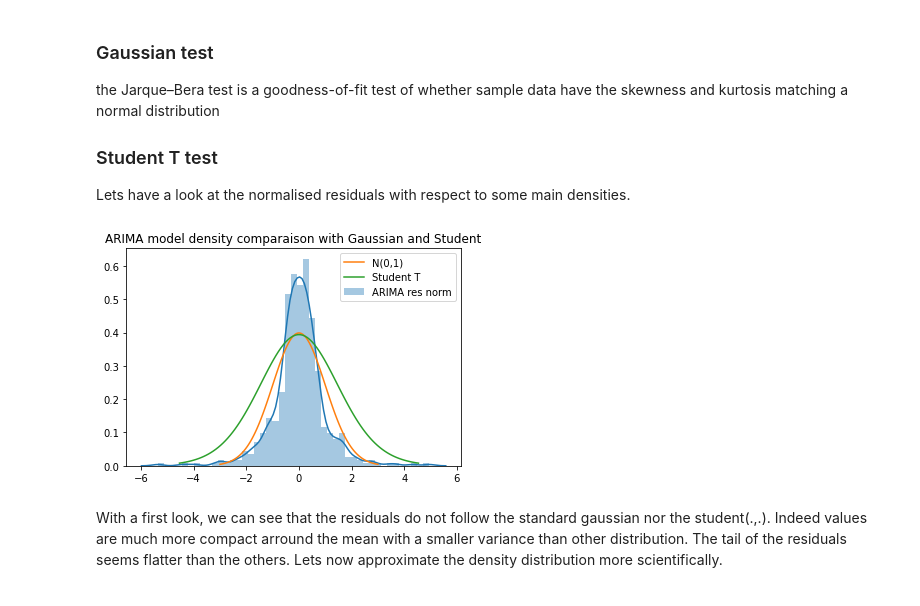
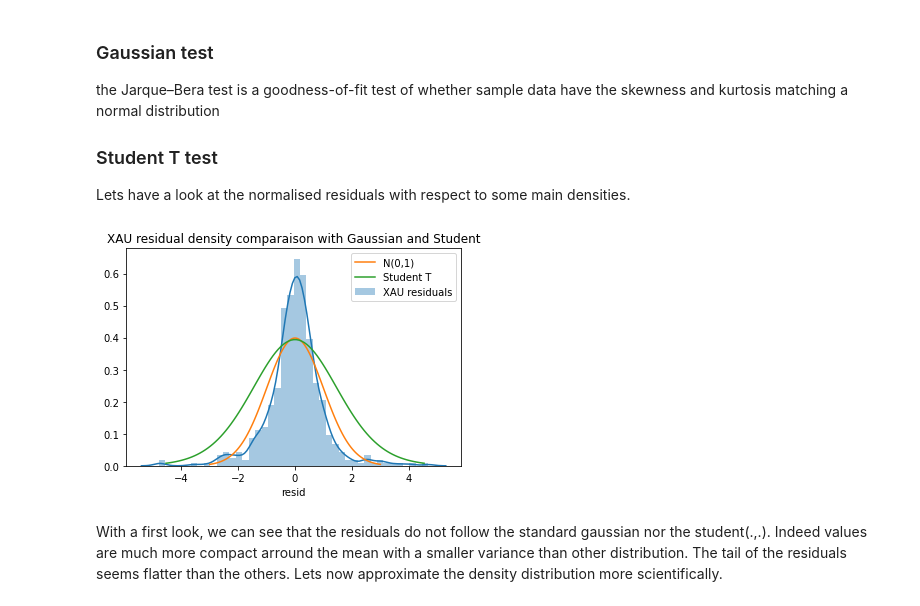
Before and after one commit to FranckNgN/Spot-prediction, a Jupyter notebook: report.ipynb, the cells around one changed output. Cells and saved outputs as stored; diff of their text form; code cells hidden in the pictures.

```diff
--- a/report.ipynb
+++ b/report.ipynb
@@ -612,23 +612,23 @@ the Jarque–Bera test is a goodness-of-fit test of whether sample data have the
 
 Lets have a look at the normalised residuals with respect to some main densities.
 # %%
-sns.distplot(stsp.standardized(fitArima.resid),label="ARIMA res norm");
+sns.distplot(stsp.standardized(xauResidual),label="XAU residuals");
 mu = 0
 variance = 1
 sigma = math.sqrt(variance)
 x = np.linspace(mu - 3*sigma, mu + 3*sigma, 100)
 plt.plot(x, stats.norm.pdf(x, mu, sigma),label='N(0,1)')
 
 rv = t(df=20, loc=0, scale=1)
 xt = np.linspace(rv.ppf(0.0001), rv.ppf(0.9999), 100)
 yt = rv.pdf(x)
 
 plt.plot(xt,yt,label='Student T')
 plt.legend(loc='best')
-plt.title("ARIMA model density comparaison with Gaussian and Student")
+plt.title("XAU residual density comparaison with Gaussian and Student")
 plt.show()
 # %% [output]
-[figure, old version]
+[figure, new version]
 # %% [markdown]
 With a first look, we can see that the residuals do not follow the standard gaussian nor the student(.,.). Indeed values are much more compact arround the mean with a smaller variance than other distribution. The tail of the residuals seems flatter than the others. Lets now approximate the density distribution more scientifically.
 # %% [markdown]
```
Also changed, not shown: parts of 2 cells of this notebook.
